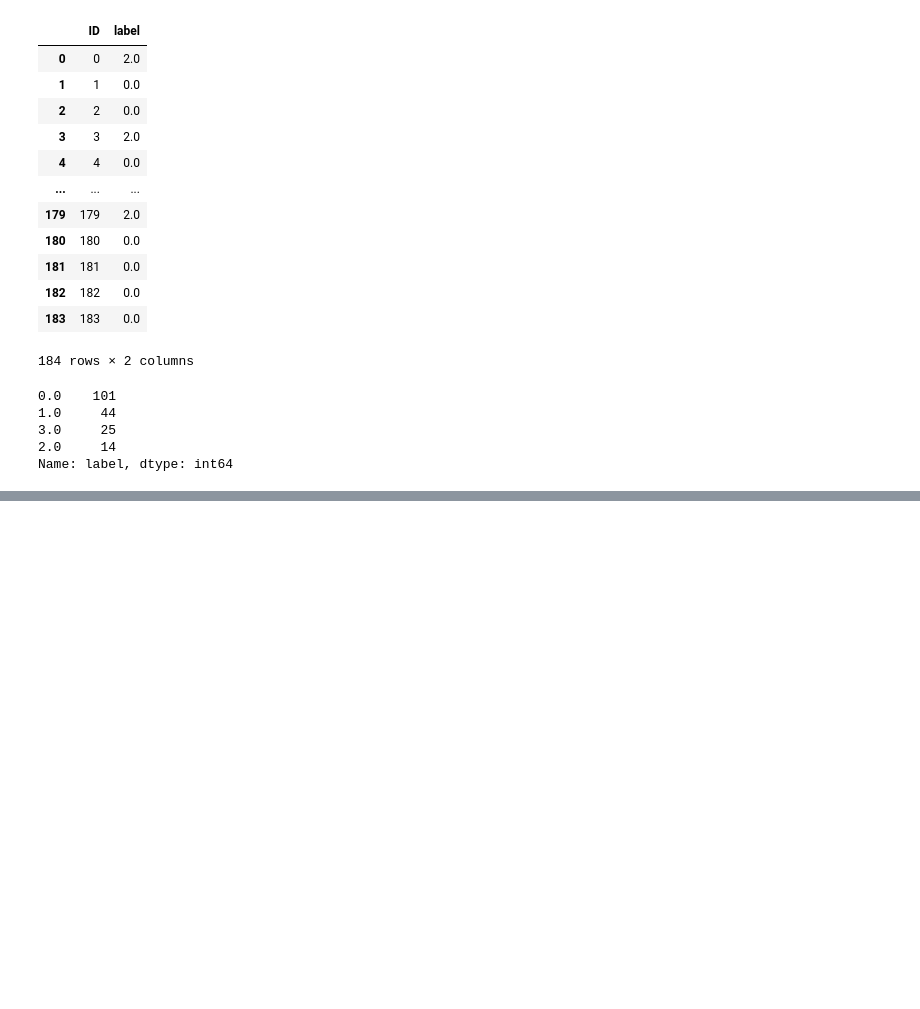
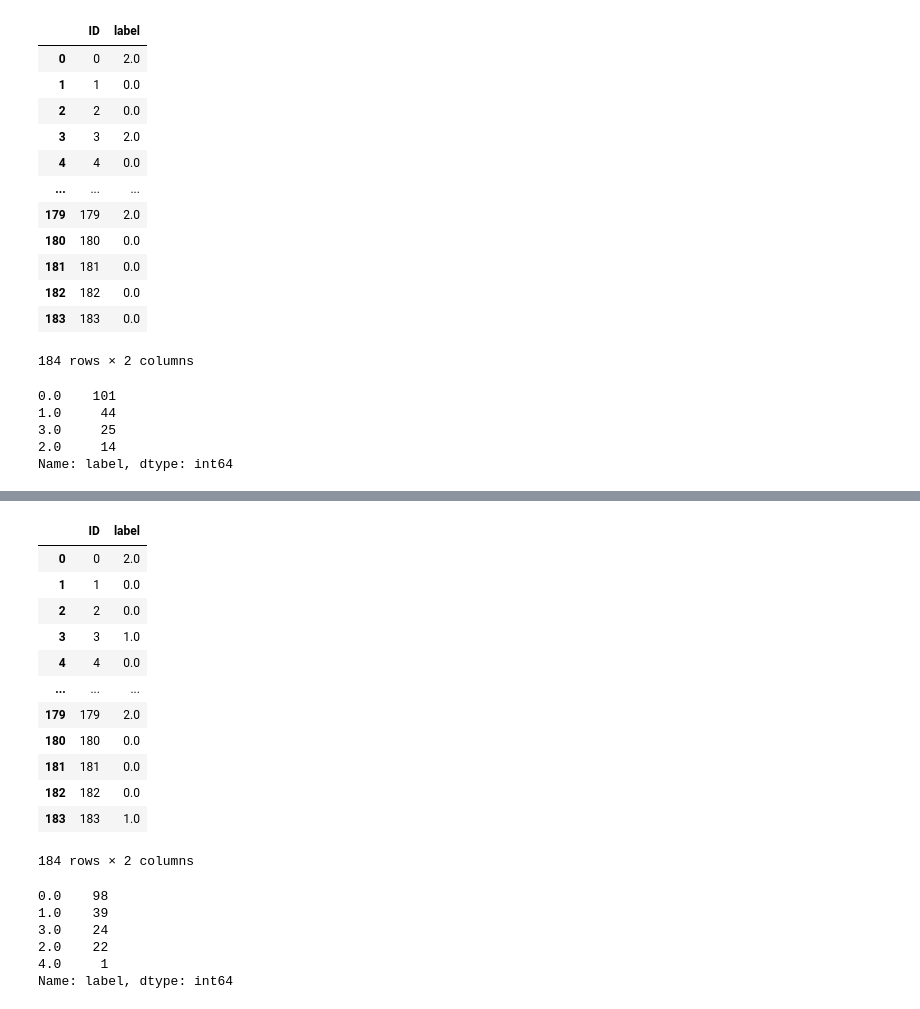
Before and after one commit to nachoreyesv/DATA_PROJECT_3, a Jupyter notebook: Ejecutable/Miguel/miguel_main.ipynb, the cells around one changed output, grey strips where cells are left out. Cells and saved outputs as stored; diff of their text form; code cells hidden in the pictures; blank space fills up the shorter version.

```diff
--- a/Ejecutable/Miguel/miguel_main.ipynb
+++ b/Ejecutable/Miguel/miguel_main.ipynb
@@ -388,0 +433,27 @@ Name: label, dtype: int64
+# %%
+try10_df = pd.read_csv('try10_data.csv')
+# %%
+try10_df
+# %% [output]
+|  | ID | label |
+| 0 | 0 | 2.0 |
+| 1 | 1 | 0.0 |
+| 2 | 2 | 0.0 |
+| 3 | 3 | 1.0 |
+| 4 | 4 | 0.0 |
+| ... | ... | ... |
+| 179 | 179 | 2.0 |
+| 180 | 180 | 0.0 |
+| 181 | 181 | 0.0 |
+| 182 | 182 | 0.0 |
+| 183 | 183 | 1.0 |
+184 rows × 2 columns
+# %%
+try10_df['label'].value_counts()
+# %% [output]
+0.0    98
+1.0    39
+3.0    24
+2.0    22
+4.0     1
+Name: label, dtype: int64
```
Also changed, not shown: parts of 25 cells of this notebook, 1 other file.
